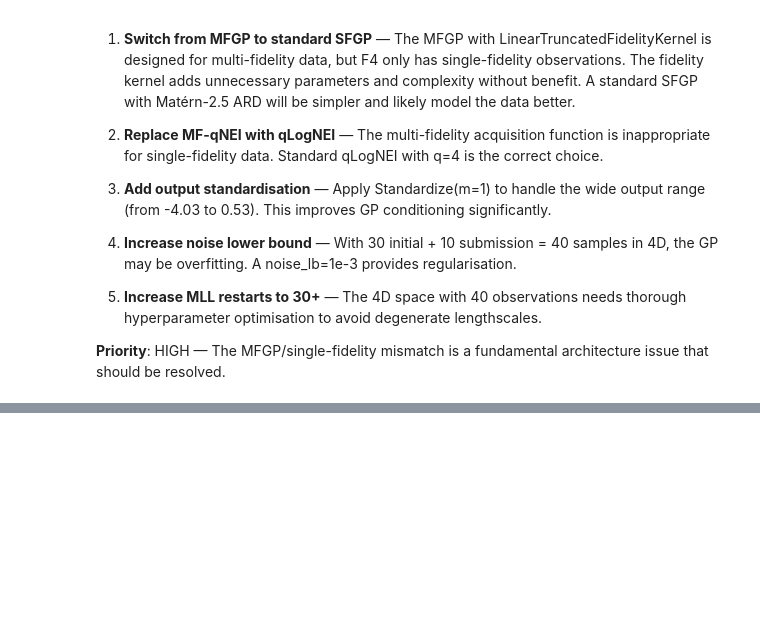
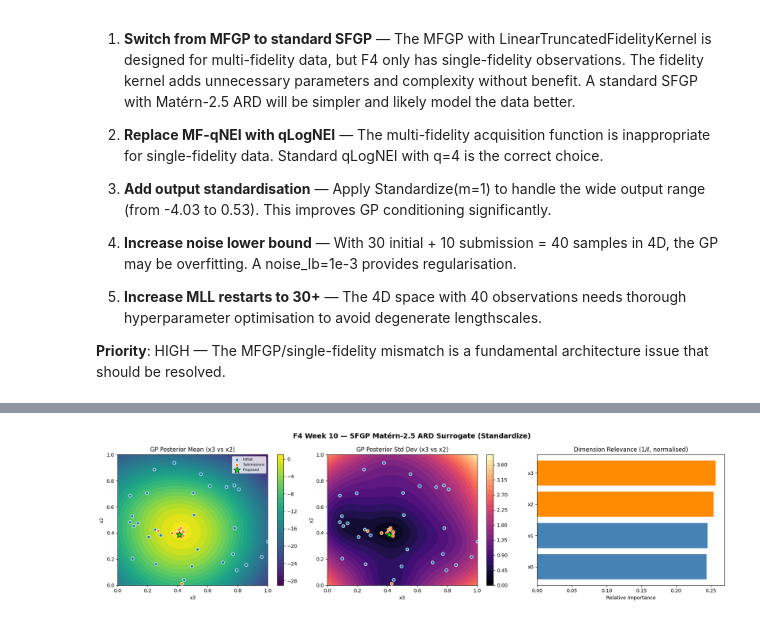
Before and after one commit to brucediesel/capstone-sdd, a Jupyter notebook: functions/f4/f4 - week 10.ipynb, the cells around one changed output, grey strips where cells are left out. Saved outputs shown, nothing was run; the diff lists cells and outputs as text; code cells hidden in the pictures; blank space fills up the shorter version.

```diff
--- a/functions/f4/f4 - week 10.ipynb
+++ b/functions/f4/f4 - week 10.ipynb
@@ -267,0 +329,20 @@ F4 shows early gains that have stalled (2/10 improvements, 7 consecutive non-imp
+# %%
+# ── Data Preparation: Tensor Conversion ───────────────────────────────────────
+# Convert numpy arrays to PyTorch tensors — NO manual transform needed.
+# Standardize(m=1) handles z-scoring internally; posterior auto-untransforms.
+# Note: week 9 used a synthetic fidelity column — dropped for SFGP.
+
+X_train = torch.tensor(inputs, dtype=torch.float64)               # (40, 4)
+Y_train = torch.tensor(outputs, dtype=torch.float64).unsqueeze(-1) # (40, 1)
+
+# Validate: no NaN/Inf
+assert not torch.isnan(X_train).any(), "X_train contains NaN"
+assert not torch.isnan(Y_train).any(), "Y_train contains NaN"
+assert not torch.isinf(Y_train).any(), "Y_train contains Inf"
+
+print("=== Data Preparation ===")
+print(f"X_train shape: {X_train.shape}")
+print(f"Y_train shape: {Y_train.shape}")
+print(f"Output range: [{outputs.min():.6f}, {outputs.max():.6f}]")
+print(f"Contains negative outputs: {bool((outputs < 0).any())}")
+print(f"Standardize(m=1) will handle z-scoring internally")
@@ -267,0 +591,76 @@ F4 shows early gains that have stalled (2/10 improvements, 7 consecutive non-imp
+# %%
+# ── 2D Contour Slice Visualisation ────────────────────────────────────────────
+# Top-2 most relevant dimensions (shortest ARD lengthscales) — 2 rows (mean + acq)
+
+# Identify top-2 dims by shortest lengthscale
+ls_np = ls.detach().cpu().numpy()
+sorted_dims = np.argsort(ls_np)
+top2 = sorted_dims[:2]
+fix_dims = sorted_dims[2:]
+
+dim_a, dim_b = top2[0], top2[1]
+
+print(f"Top-2 dims: x{dim_a}, x{dim_b} (ℓ={ls_np[dim_a]:.4f}, {ls_np[dim_b]:.4f})")
+print(f"Fixed dims: " + ", ".join(f"x{d}={x_new[d]:.4f}" for d in fix_dims))
+
+# Build grid over top-2 dims
+g0 = np.linspace(0, 1, GRID_RES)
+g1 = np.linspace(0, 1, GRID_RES)
+G0, G1 = np.meshgrid(g0, g1)
+
+grid_pts = np.tile(x_new, (GRID_RES * GRID_RES, 1))
+grid_pts[:, dim_a] = G0.ravel()
+grid_pts[:, dim_b] = G1.ravel()
+grid_tensor = torch.tensor(grid_pts, dtype=torch.float64)
+
+# GP posterior mean (Standardize auto-untransforms)
+best_model.eval()
+with torch.no_grad():
+    post = best_model.posterior(grid_tensor)
+    mean_grid = post.mean.squeeze(-1).cpu().numpy().reshape(GRID_RES, GRID_RES)
+    std_grid = post.variance.sqrt().squeeze(-1).cpu().numpy().reshape(GRID_RES, GRID_RES)
+
+# 3-panel: Mean, Std, Dimension relevance
+fig, axes = plt.subplots(1, 3, figsize=(18, 5))
+
+# Panel 1: GP posterior mean
+c1 = axes[0].contourf(G0, G1, mean_grid, levels=30, cmap="viridis")
+axes[0].scatter(X_train[:N_INITIAL, dim_a].numpy(), X_train[:N_INITIAL, dim_b].numpy(),
+                c="tab:blue", edgecolors="white", s=40, zorder=5, label="Initial")
+axes[0].scatter(X_train[N_INITIAL:, dim_a].numpy(), X_train[N_INITIAL:, dim_b].numpy(),
+                c="tab:orange", edgecolors="white", s=40, zorder=5, label="Submissions")
+axes[0].scatter(x_new[dim_a], x_new[dim_b],
+                c="lime", s=200, marker="*", edgecolors="black", linewidths=1, label="Proposed", zorder=10)
+axes[0].set_xlabel(f"x{dim_a}")
+axes[0].set_ylabel(f"x{dim_b}")
+axes[0].set_title(f"GP Posterior Mean (x{dim_a} vs x{dim_b})")
+axes[0].legend(fontsize=7)
+fig.colorbar(c1, ax=axes[0])
+
+# Panel 2: GP posterior std
+c2 = axes[1].contourf(G0, G1, std_grid, levels=30, cmap="magma")
+axes[1].scatter(X_train[:N_INITIAL, dim_a].numpy(), X_train[:N_INITIAL, dim_b].numpy(),
+                c="tab:blue", edgecolors="white", s=40, zorder=5)
+axes[1].scatter(X_train[N_INITIAL:, dim_a].numpy(), X_train[N_INITIAL:, dim_b].numpy(),
+                c="tab:orange", edgecolors="white", s=40, zorder=5)
+axes[1].scatter(x_new[dim_a], x_new[dim_b],
+                c="lime", s=200, marker="*", edgecolors="black", linewidths=1, zorder=10)
+axes[1].set_xlabel(f"x{dim_a}")
+axes[1].set_ylabel(f"x{dim_b}")
+axes[1].set_title(f"GP Posterior Std Dev (x{dim_a} vs x{dim_b})")
+fig.colorbar(c2, ax=axes[1])
+
+# Panel 3: Dimension relevance
+inv_ls = 1.0 / ls_np
+inv_ls_norm = inv_ls / inv_ls.sum()
+colors = ['darkorange' if d in top2 else 'steelblue' for d in range(ARD_NUM_DIMS)]
+axes[2].barh(range(ARD_NUM_DIMS), inv_ls_norm, color=colors)
+axes[2].set_yticks(range(ARD_NUM_DIMS))
+axes[2].set_yticklabels([f"x{j}" for j in range(ARD_NUM_DIMS)])
+axes[2].set_title("Dimension Relevance (1/ℓ, normalised)")
+axes[2].set_xlabel("Relative Importance")
+
+fig.suptitle("F4 Week 10 — SFGP Matérn-2.5 ARD Surrogate (Standardize)", fontsize=14, fontweight="bold")
+plt.tight_layout()
+plt.show()
+# %% [output]
@@ -267,0 +669 @@ F4 shows early gains that have stalled (2/10 improvements, 7 consecutive non-imp
+[figure, added]
```
Also changed, not shown: parts of 7 cells of this notebook, 41 other files.
